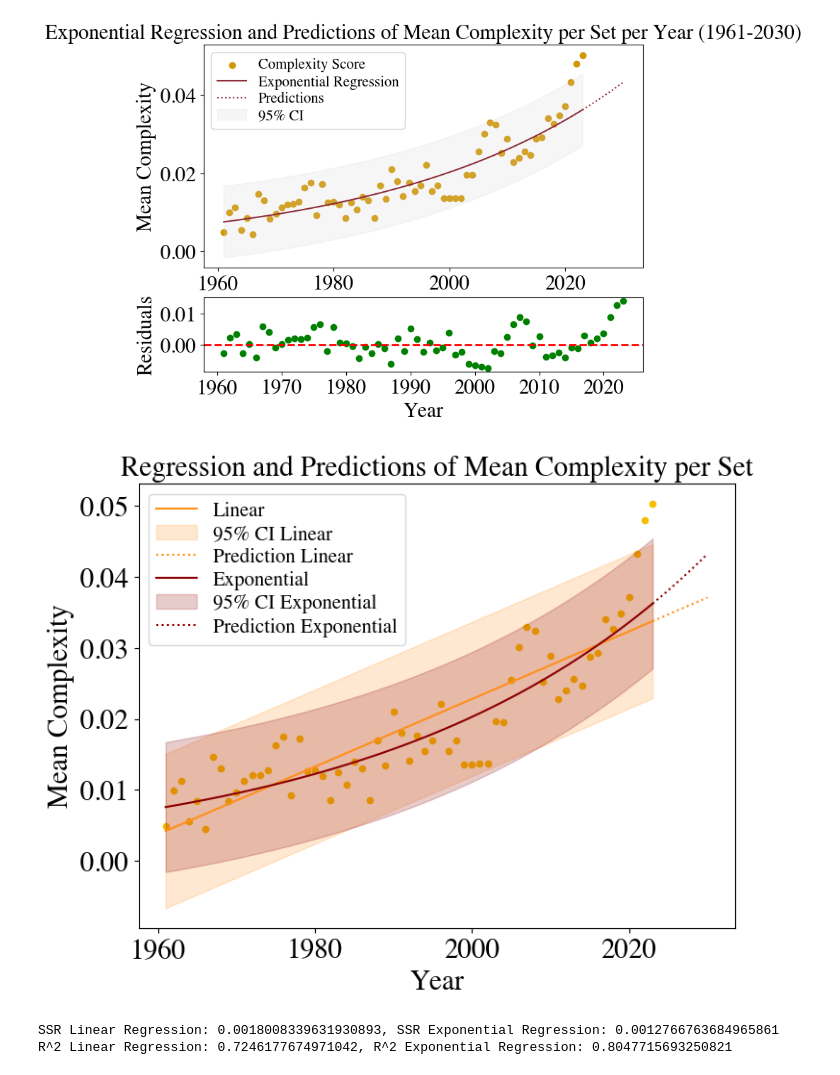
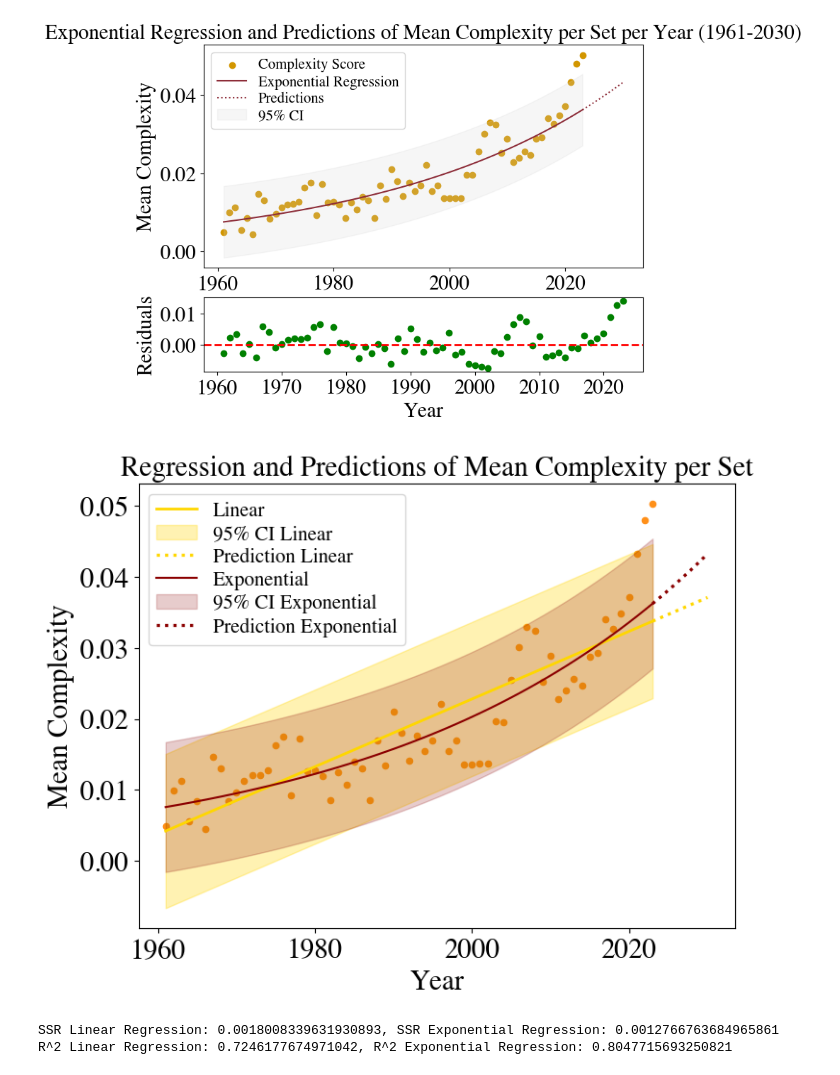
Before and after one commit to eddiebeach99/Data_Literacy, a Jupyter notebook: Analysis/complexity_regression.ipynb, the cells around one changed output. Drawn from its saved outputs; the diff is of its cells as text; code cells hidden in the pictures.

```diff
--- a/Analysis/complexity_regression.ipynb
+++ b/Analysis/complexity_regression.ipynb
@@ -198,14 +192,14 @@ def regression_complexity(df):
     y = mean_complexity_per_set_per_year['complexity_score'].values
 
     # plot the original data
-    ax.scatter(x, y, color = cols.yellow, s=20)
+    ax.scatter(x, y, color = cols.orange, s=20)
 
     # make linear regression
     model_linear = LinearRegression().fit(x, y)
     y_pred_linear = model_linear.predict(x)
 
     # plot linear regression
-    ax.plot(x, y_pred_linear, linestyle='-', label='Linear', color = cols.orange)
+    ax.plot(x, y_pred_linear, linestyle='-', label='Linear', color = cols.bright_yellow, linewidth=2)
 
     # calculate the standard error of the estimate
     residuals_linear = y - y_pred_linear
@@ -223,12 +217,12 @@ def regression_complexity(df):
     upper_bound_linear = y_pred_linear + t_linear * se_linear
 
     # plot the confidence intervals
-    ax.fill_between(x.flatten(), lower_bound_linear, upper_bound_linear, color=cols.orange, alpha=0.2, label='95% CI Linear')
+    ax.fill_between(x.flatten(), lower_bound_linear, upper_bound_linear, color=cols.bright_yellow, alpha=0.3, label='95% CI Linear')
 
     # make predictions until 2030
     x_future_linear = np.arange(2023, 2031).reshape(-1, 1)
     y_future_pred_linear = model_linear.predict(x_future_linear)
-    ax.plot(x_future_linear, y_future_pred_linear, linestyle=':', color=cols.orange, label='Prediction Linear')
+    ax.plot(x_future_linear, y_future_pred_linear, linestyle=':', color=cols.bright_yellow, label='Prediction Linear', linewidth=2.35)
 
     # perform exponential regression using np.polyfit on the logarithm of the data
     log_y = np.log(y)
@@ -248,35 +242,35 @@ def regression_complexity(df):
 
     # plot standard error
     #ax1.fill_between(x_fit.flatten(), y_pred - se, y_pred + se, color='lightgrey', alpha=0.5, label='Standard Error')
 
     # calculate the confidence intervals
     t_exp = scipy.stats.t.ppf(0.975, df=n-k)  # two-sided 95% confidence interval t-value
     lower_bound_exp = y_pred_exp - t_exp * se_exp
     upper_bound_exp = y_pred_exp + t_exp * se_exp
 
     # plot the confidence intervals
     ax.fill_between(x.flatten(), lower_bound_exp, upper_bound_exp, color=cols.red, alpha=0.2, label='95% CI Exponential')
 
     # make predictions until 2030
     x_future_exp = np.arange(2023, 2031)
     y_future_pred_exp = np.exp(a_exp * x_future_exp + b_exp)
-    ax.plot(x_future_exp, y_future_pred_exp, linestyle=':', color=cols.red, label='Prediction Exponential')
+    ax.plot(x_future_exp, y_future_pred_exp, linestyle=':', color=cols.red, label='Prediction Exponential', linewidth=2.35)
 
     # add title and labels
     ax.set_title('Regression and Predictions of Mean Complexity per Set')
     ax.set_xlabel('Year')
     ax.set_ylabel('Mean Complexity')
     ax.legend(labelspacing=0.2, loc='upper left')
 
     # save plot
     plt.savefig('../Images/Regressions.pdf', bbox_inches=matplotlib.transforms.Bbox([[0.0, 0.0], [7.5, 6.0]]))
 
     plt.show()
 
 # call the function
 regression_complexity(data)
 # %% [output]
-[figure, old version]
+[figure, new version]
 # %%
 ##### Compare the regressions #####
 
```
Also changed, not shown: parts of 2 cells of this notebook, 8 other files.
